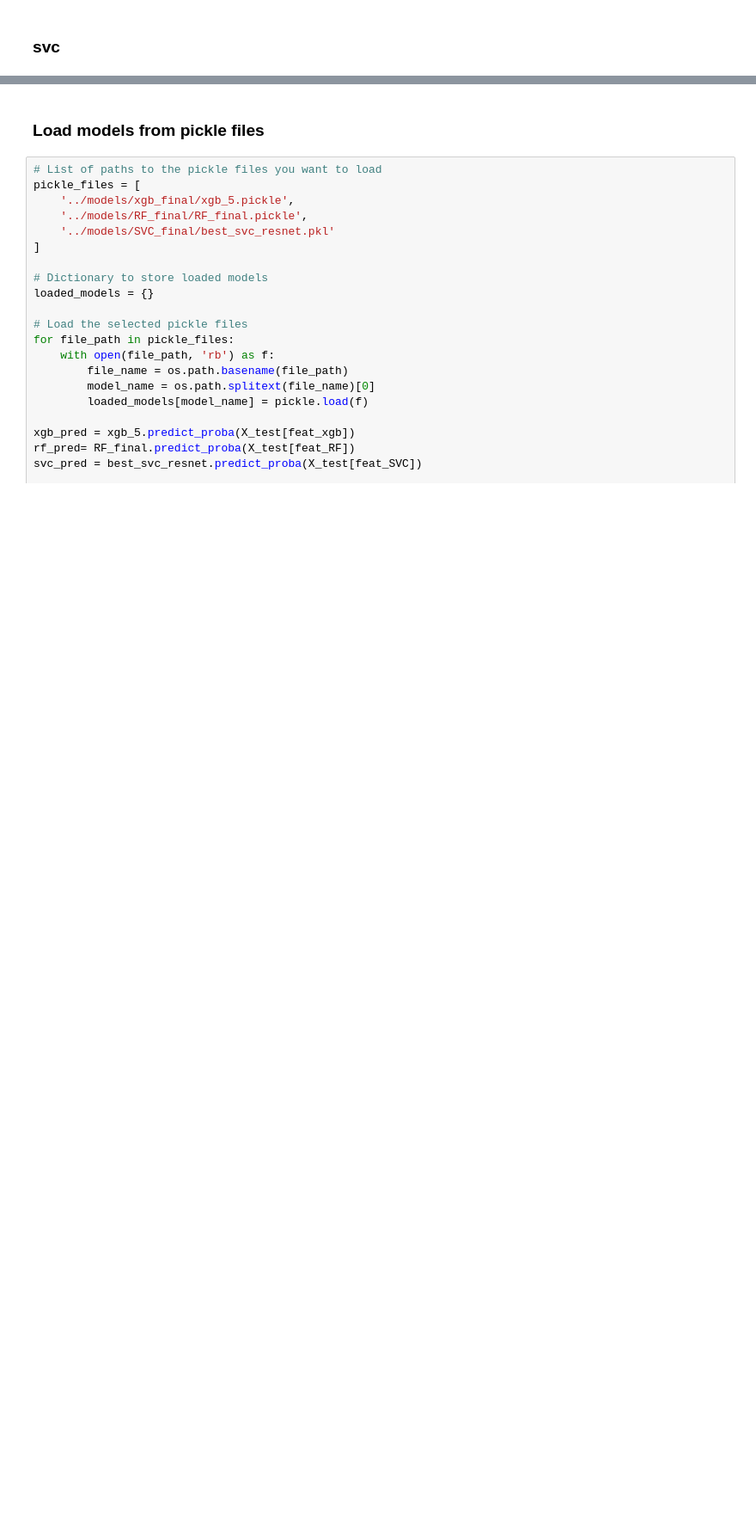
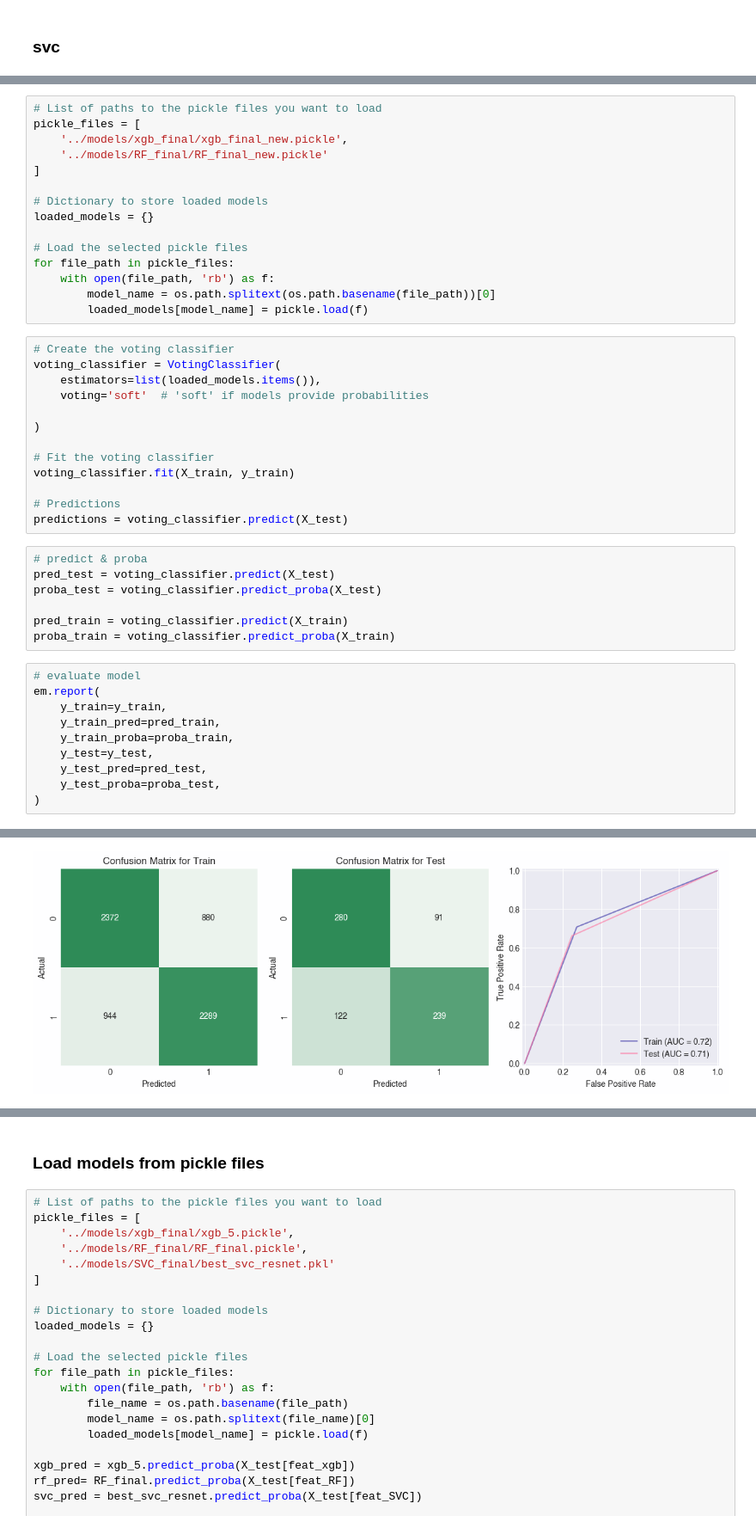
Before and after one commit to eockfen/EyeTism, a Jupyter notebook: modeling/models_voting.ipynb, the cells around one changed output, grey strips where cells are left out. Shown at 86% size. Cells and saved outputs as stored; diff of their text form; blank space fills up the shorter version.

Commit message:
voting with RF and xgb

```diff
--- a/modeling/models_voting.ipynb
+++ b/modeling/models_voting.ipynb
@@ -214,0 +243,46 @@ svc_pipeline = Pipeline([
+# %%
+# List of paths to the pickle files you want to load
+pickle_files = [
+    '../models/xgb_final/xgb_final_new.pickle',
+    '../models/RF_final/RF_final_new.pickle'
+]
+
+# Dictionary to store loaded models
+loaded_models = {}
+
+# Load the selected pickle files
+for file_path in pickle_files:
+    with open(file_path, 'rb') as f:
+        model_name = os.path.splitext(os.path.basename(file_path))[0]
+        loaded_models[model_name] = pickle.load(f)
+# %%
+# Create the voting classifier
+voting_classifier = VotingClassifier(
+    estimators=list(loaded_models.items()),
+    voting='soft'  # 'soft' if models provide probabilities
+
+)
+
+# Fit the voting classifier
+voting_classifier.fit(X_train, y_train)
+
+# Predictions
+predictions = voting_classifier.predict(X_test)
+# %%
+# predict & proba
+pred_test = voting_classifier.predict(X_test)
+proba_test = voting_classifier.predict_proba(X_test)
+
+pred_train = voting_classifier.predict(X_train)
+proba_train = voting_classifier.predict_proba(X_train)
+# %%
+# evaluate model
+em.report(
+    y_train=y_train,
+    y_train_pred=pred_train,
+    y_train_proba=proba_train,
+    y_test=y_test,
+    y_test_pred=pred_test,
+    y_test_proba=proba_test,
+)
+# %% [output]
@@ -214,0 +306 @@ svc_pipeline = Pipeline([
+[figure, added]
```
Also changed, not shown: parts of 13 cells of this notebook, 3 other files.
